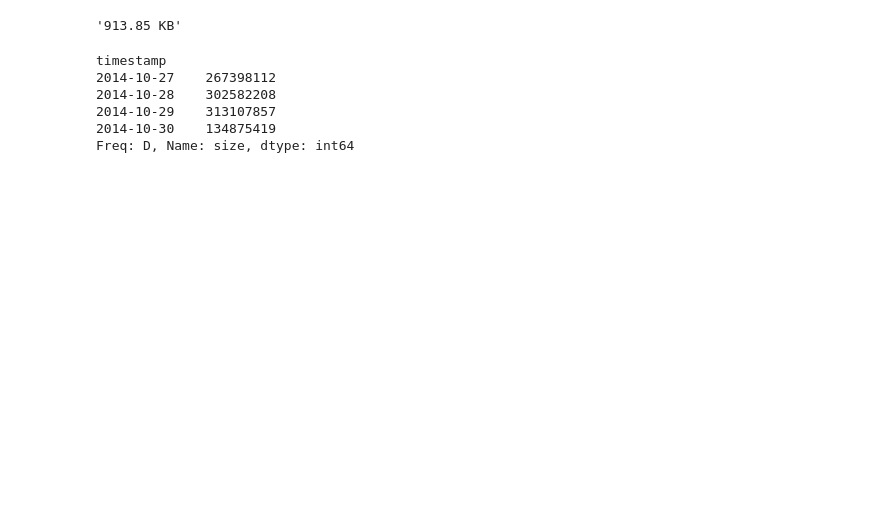
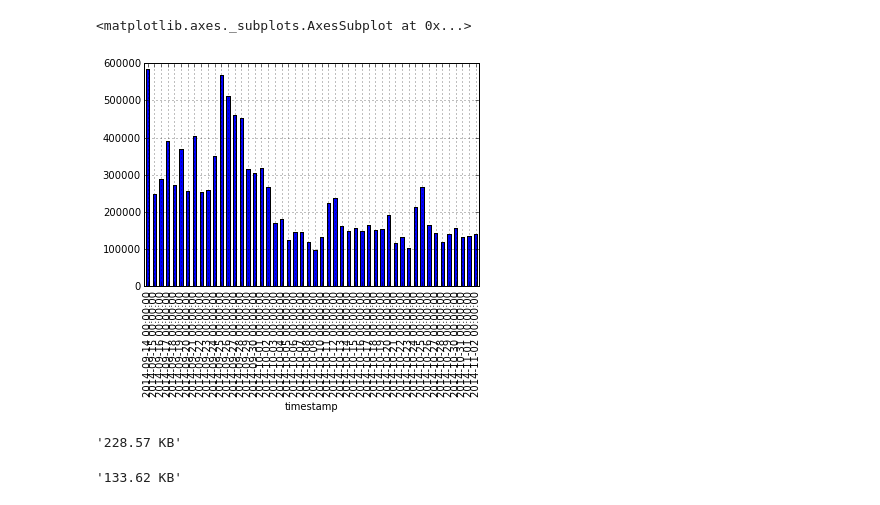
Before and after one commit to gusajz/notebooks, a Jupyter notebook: test-file-size.ipynb, the cells around one changed output. Saved outputs shown, nothing was run; the diff lists cells and outputs as text; code cells hidden in the pictures; blank space fills up the shorter version.

```diff
--- a/test-file-size.ipynb
+++ b/test-file-size.ipynb
@@ -51,13 +68,13 @@ humanfriendly.format_size(mean_grouped_by_days['size'].mean())
+# %%
+clicks_mean_by_days.plot(kind='bar', legend=False, y='size')
+# %% [output]
+<matplotlib.axes._subplots.AxesSubplot at 0x...>
+[figure, added]
 # %%
-humanfriendly.format_size(mean_grouped_by_days['size'][-4:].mean())
+humanfriendly.format_size(clicks_mean_by_days['size'].mean())
 # %% [output]
-'913.85 KB'
+'228.57 KB'
-# %%
-grouped['size'][-4:]
-# %% [output]
-timestamp
-2014-10-27    267398112
-2014-10-28    302582208
-2014-10-29    313107857
-2014-10-30    134875419
-Freq: D, Name: size, dtype: int64
+# %%
+humanfriendly.format_size(clicks_mean_by_days['size'][-3:].mean())
+# %% [output]
+'133.62 KB'
```
Also changed, not shown: parts of 18 cells of this notebook, 1 other file.
